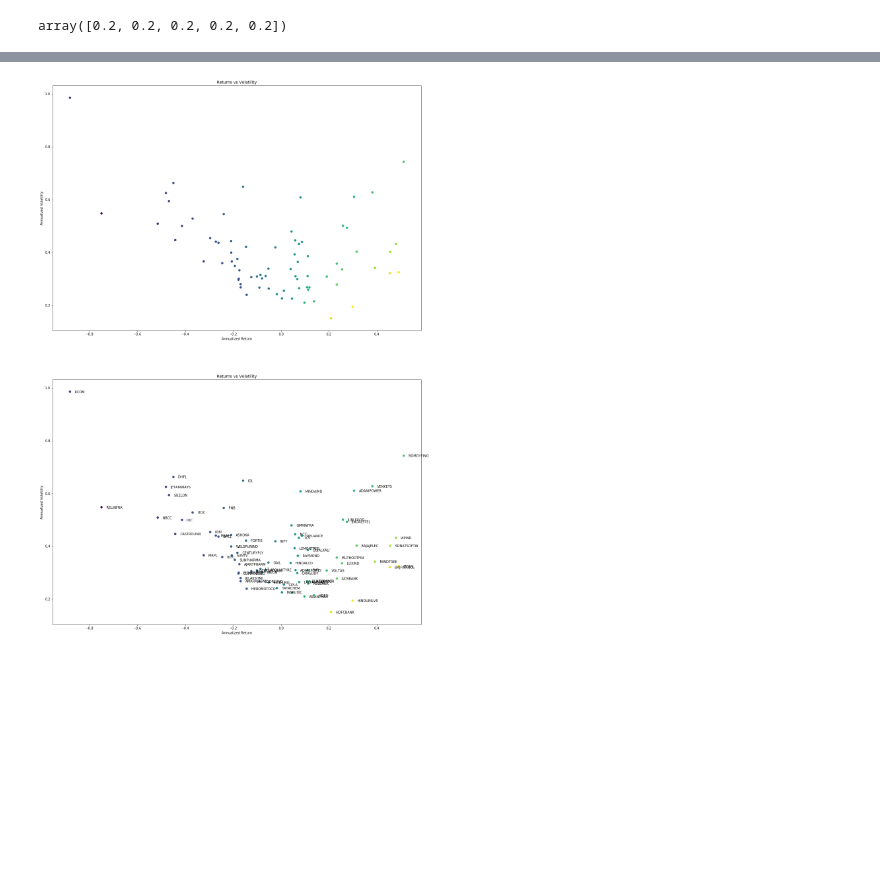
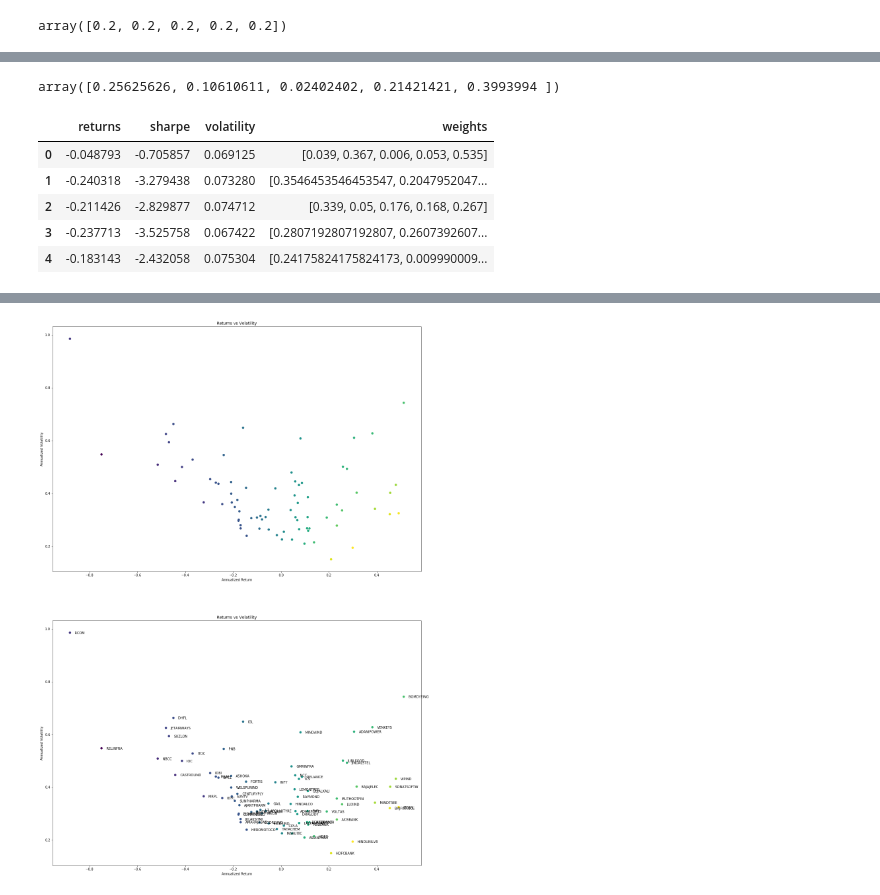
Before and after one commit to JamesMcGuigan/aspiration-ai-internship, a Jupyter notebook: python3/module_5/module_5.ipynb, the cells around one changed output, grey strips where cells are left out. Drawn from its saved outputs; the diff is of its cells as text; code cells hidden in the pictures; blank space fills up the shorter version.

```diff
--- a/python3/module_5/module_5.ipynb
+++ b/python3/module_5/module_5.ipynb
@@ -122,4 +118,0 @@ portfolio_annual_returns
-# %%
-# NOTE: mean().mean() works because weights between each of the stocks is equal
-portfolio_annual_returns = portfolio.pct_change().mean().mean() * 252
-portfolio_annual_returns
@@ -139,10 +130,12 @@ portfolio_covarence
 # %%
-portfolio_annual_volatility = np.sqrt(
-    np.dot(
-        weights.T,
-        np.dot( portfolio.pct_change().cov(), weights )
+def portfolio_annual_volatility( portfolio, weights ):
+    return np.sqrt(
+        np.dot(
+            weights.T,
+            np.dot( portfolio.pct_change().cov(), weights )
+        )
+        * np.sqrt(252)
     )
-    * np.sqrt(252)
-)
-round( portfolio_annual_volatility, 2 )
+
+round( portfolio_annual_volatility(portfolio, equal_weights), 2 )
 # %% [output]
@@ -155,0 +157,34 @@ Portfolio Annualized Volatility:   0.05
+# %%
+def random_weights():
+    weights  = np.random.rand(portfolio.shape[1])
+    for i in range(0,3):
+        weights  = np.round( weights, 3 )
+        weights /= weights.sum()
+    return weights
+
+random_weights()
+# %% [output]
+array([0.25625626, 0.10610611, 0.02402402, 0.21421421, 0.3993994 ])
+# %%
+scatter_data = DataFrame()
+for i in range(0, 2500):
+    weights    = random_weights()
+    returns    = portfolio_annual_returns(    portfolio, weights )
+    volatility = portfolio_annual_volatility( portfolio, weights )
+    sharpe     = returns / volatility
+    scatter_data = scatter_data.append([{
+        "weights":    weights,
+        "returns":    returns,
+        "volatility": volatility,
+        "sharpe":     sharpe
+    }])
+
+scatter_data.reset_index(inplace=True, drop=True)
+scatter_data.head()
+# %% [output]
+|  | returns | sharpe | volatility | weights |
+| 0 | -0.048793 | -0.705857 | 0.069125 | [0.039, 0.367, 0.006, 0.053, 0.535] |
+| 1 | -0.240318 | -3.279438 | 0.073280 | [0.3546453546453547, 0.2047952047... |
+| 2 | -0.211426 | -2.829877 | 0.074712 | [0.339, 0.05, 0.176, 0.168, 0.267] |
+| 3 | -0.237713 | -3.525758 | 0.067422 | [0.2807192807192807, 0.2607392607... |
+| 4 | -0.183143 | -2.432058 | 0.075304 | [0.24175824175824173, 0.009990009... |
```
Also changed, not shown: parts of 18 cells of this notebook.
